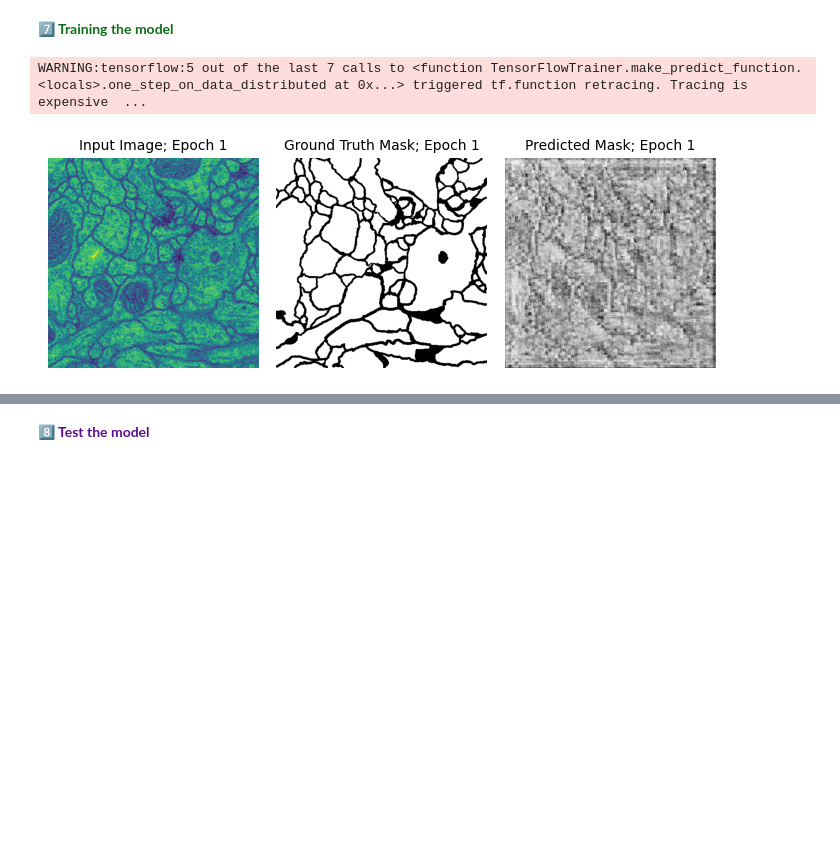
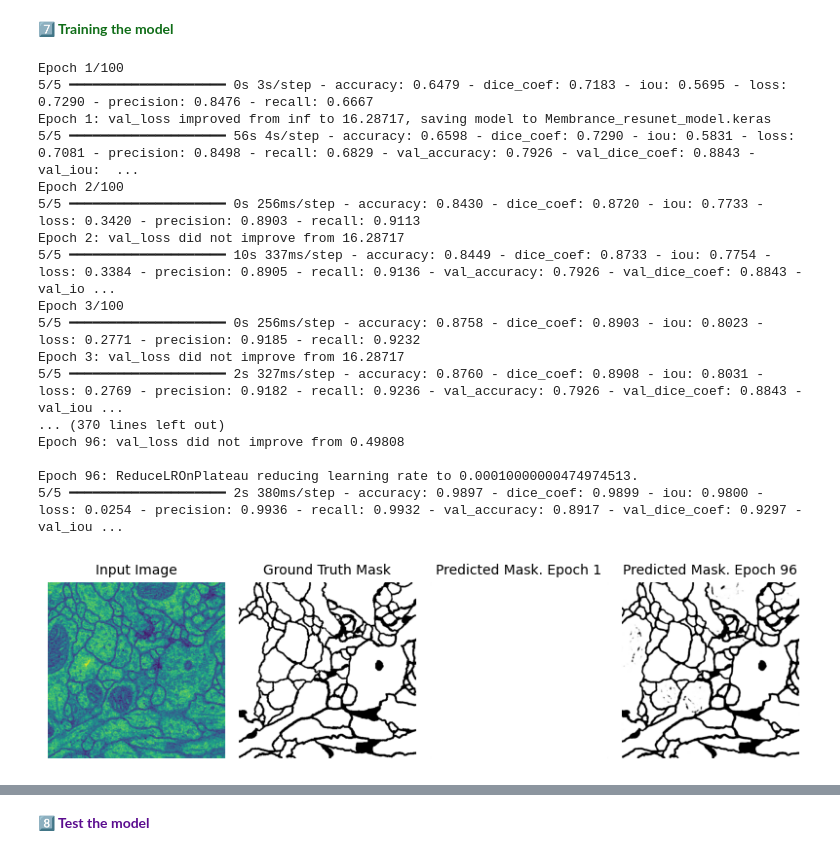
Before and after one commit to RezaSaadatyar/Medical-Image-Processing, a Jupyter notebook: Code/04_resunet.ipynb, the cells around one changed output, grey strips where cells are left out. Saved outputs shown, nothing was run; the diff lists cells and outputs as text; code cells hidden in the pictures; blank space fills up the shorter version.

```diff
--- a/Code/04_resunet.ipynb
+++ b/Code/04_resunet.ipynb
@@ -264,7 +264,7 @@ def prepare_dataset(
 
     return train_dataset, valid_dataset, test_dataset
 # %%
-batch_size = 2
+batch_size = 4
 
 # Assuming data_resize and masks_resize are your input data and masks
 train_dataset, valid_dataset, test_dataset = prepare_dataset(
@@ -836,23 +836,39 @@ callbacks = [
 <font color=#0f6d17 size="4.5" face="Arial"><b>7️⃣ Training the model</b></font><br/>
 # %%
 # Hyperparameters
-num_epochs = 60
+num_epochs = 100
 history = model.fit(
     train_dataset,
     epochs=num_epochs,
     callbacks=callbacks,
     validation_data=valid_dataset,
     shuffle=False,
     verbose=1,
 )
 
 # Evaluate on test set
 results = model.evaluate(test_dataset, return_dict=True, verbose=1)
 # print(f"Test Dice Coefficient: {results['dice_coef']:.3f}")
 # print(f"Test IoU: {results['iou']:.3f}")
 # print(f"Test Recall: {results['recall']:.3f}")
 # print(f"Test Precision: {results['precision']:.3f}")
 # print(f"Test Loss: {results['loss']:.3f}")
 # %% [output]
-WARNING:tensorflow:5 out of the last 7 calls to <function TensorFlowTrainer.make_predict_function.<locals>.one_step_on_data_distributed at 0x...> triggered tf.function retracing. Tracing is expensive  ...
+Epoch 1/100
+5/5 ━━━━━━━━━━━━━━━━━━━━ 0s 3s/step - accuracy: 0.6479 - dice_coef: 0.7183 - iou: 0.5695 - loss: 0.7290 - precision: 0.8476 - recall: 0.6667
+Epoch 1: val_loss improved from inf to 16.28717, saving model to Membrance_resunet_model.keras
+5/5 ━━━━━━━━━━━━━━━━━━━━ 56s 4s/step - accuracy: 0.6598 - dice_coef: 0.7290 - iou: 0.5831 - loss: 0.7081 - precision: 0.8498 - recall: 0.6829 - val_accuracy: 0.7926 - val_dice_coef: 0.8843 - val_iou:  ...
+Epoch 2/100
+5/5 ━━━━━━━━━━━━━━━━━━━━ 0s 256ms/step - accuracy: 0.8430 - dice_coef: 0.8720 - iou: 0.7733 - loss: 0.3420 - precision: 0.8903 - recall: 0.9113
+Epoch 2: val_loss did not improve from 16.28717
+5/5 ━━━━━━━━━━━━━━━━━━━━ 10s 337ms/step - accuracy: 0.8449 - dice_coef: 0.8733 - iou: 0.7754 - loss: 0.3384 - precision: 0.8905 - recall: 0.9136 - val_accuracy: 0.7926 - val_dice_coef: 0.8843 - val_io ...
+Epoch 3/100
+5/5 ━━━━━━━━━━━━━━━━━━━━ 0s 256ms/step - accuracy: 0.8758 - dice_coef: 0.8903 - iou: 0.8023 - loss: 0.2771 - precision: 0.9185 - recall: 0.9232
+Epoch 3: val_loss did not improve from 16.28717
+5/5 ━━━━━━━━━━━━━━━━━━━━ 2s 327ms/step - accuracy: 0.8760 - dice_coef: 0.8908 - iou: 0.8031 - loss: 0.2769 - precision: 0.9182 - recall: 0.9236 - val_accuracy: 0.7926 - val_dice_coef: 0.8843 - val_iou ...
+... (370 lines left out)
+Epoch 96: val_loss did not improve from 0.49808
+
+Epoch 96: ReduceLROnPlateau reducing learning rate to 0.00010000000474974513.
+5/5 ━━━━━━━━━━━━━━━━━━━━ 2s 380ms/step - accuracy: 0.9897 - dice_coef: 0.9899 - iou: 0.9800 - loss: 0.0254 - precision: 0.9936 - recall: 0.9932 - val_accuracy: 0.8917 - val_dice_coef: 0.9297 - val_iou ...
-[figure, old version]
+[figure, new version]
```
Also changed, not shown: parts of 10 cells of this notebook.
